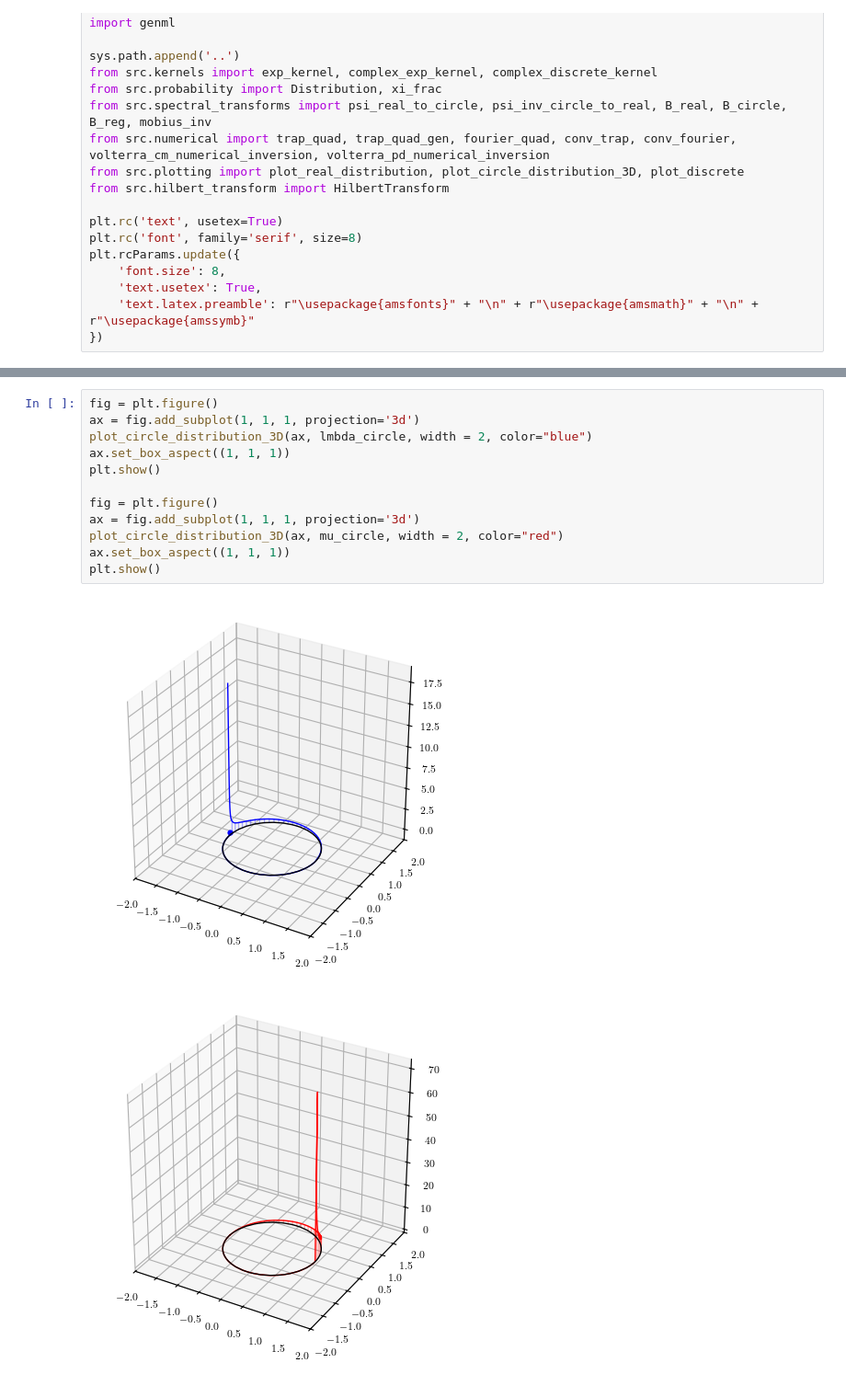
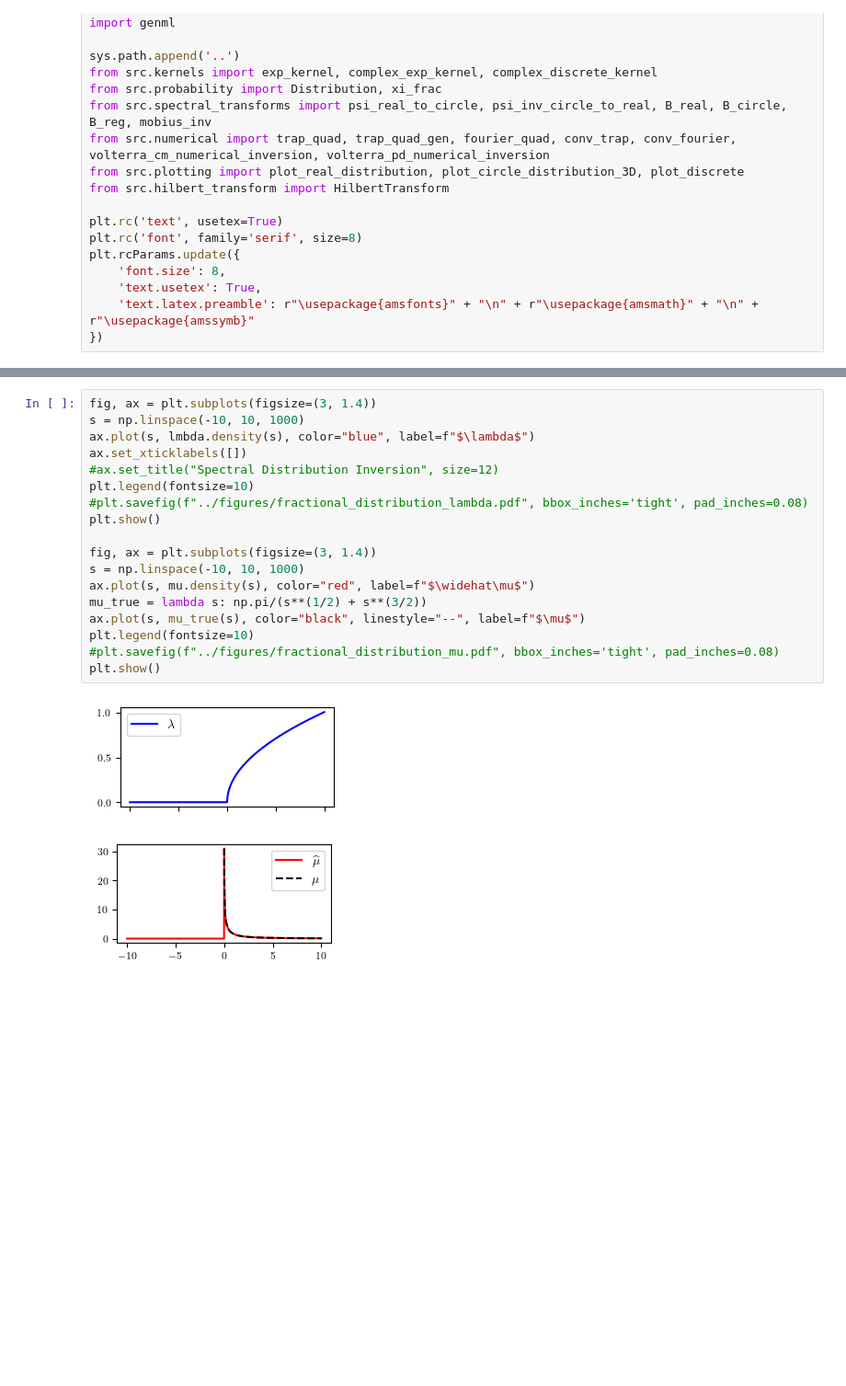
Before and after one commit to sgstepaniants/time-deconvolution, a Jupyter notebook: experiments/fractional_inversion.ipynb, the cells around one changed output, grey strips where cells are left out. Shown at 92% size. Saved outputs shown, nothing was run; the diff lists cells and outputs as text; blank space fills up the shorter version.

```diff
--- a/experiments/fractional_inversion.ipynb
+++ b/experiments/fractional_inversion.ipynb
@@ -115,18 +62,24 @@ plt.show()
-# %%
-fig = plt.figure()
-ax = fig.add_subplot(1, 1, 1, projection='3d')
-plot_circle_distribution_3D(ax, lmbda_circle, width = 2, color="blue")
-ax.set_box_aspect((1, 1, 1))
-plt.show()
-
-fig = plt.figure()
-ax = fig.add_subplot(1, 1, 1, projection='3d')
-plot_circle_distribution_3D(ax, mu_circle, width = 2, color="red")
-ax.set_box_aspect((1, 1, 1))
-plt.show()
-# %% [output]
-[figure, removed]
-[figure, removed]
+# %%
+fig, ax = plt.subplots(figsize=(3, 1.4))
+s = np.linspace(-10, 10, 1000)
+ax.plot(s, lmbda.density(s), color="blue", label=f"$\lambda$")
+ax.set_xticklabels([])
+#ax.set_title("Spectral Distribution Inversion", size=12)
+plt.legend(fontsize=10)
+#plt.savefig(f"../figures/fractional_distribution_lambda.pdf", bbox_inches='tight', pad_inches=0.08)
+plt.show()
+
+fig, ax = plt.subplots(figsize=(3, 1.4))
+s = np.linspace(-10, 10, 1000)
+ax.plot(s, mu.density(s), color="red", label=f"$\widehat\mu$")
+mu_true = lambda s: np.pi/(s**(1/2) + s**(3/2))
+ax.plot(s, mu_true(s), color="black", linestyle="--", label=f"$\mu$")
+plt.legend(fontsize=10)
+#plt.savefig(f"../figures/fractional_distribution_mu.pdf", bbox_inches='tight', pad_inches=0.08)
+plt.show()
+# %% [output]
+[figure, added]
+[figure, added]
 # %%
 fig, ax = plt.subplots(figsize=(3, 3))
 ax.plot(t, J_spectral, color="red", label="$\widehat{J}(t)$")
```
Also changed, not shown: parts of 13 cells of this notebook, 42 other files.
